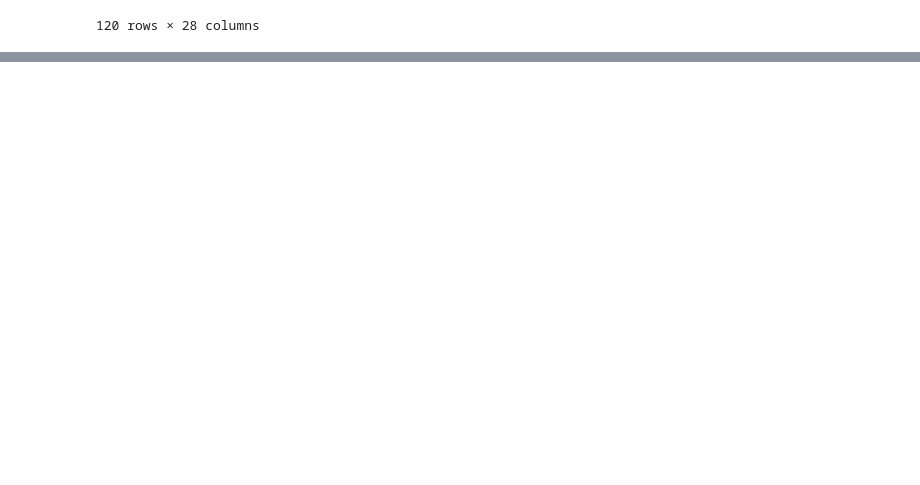
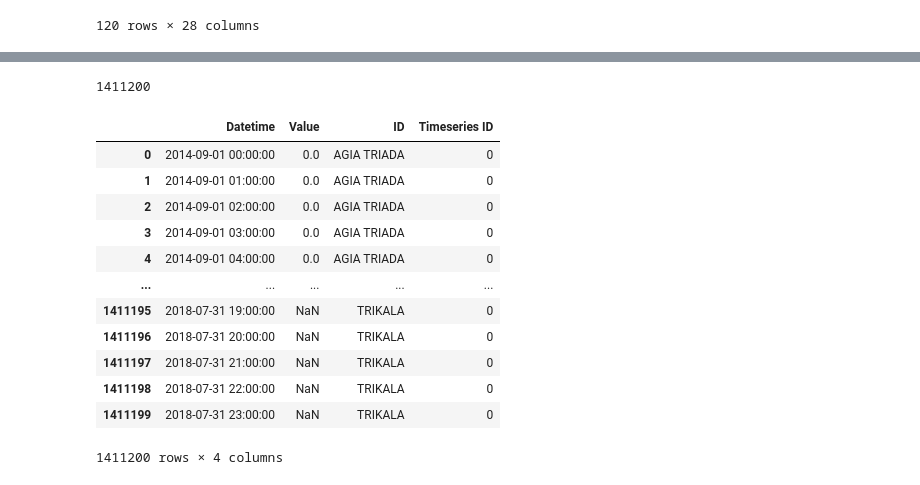
Before and after one commit to vouts96/thesis-bill, a Jupyter notebook: MY_CODE/change_format.ipynb, the cells around one changed output, grey strips where cells are left out. Saved outputs shown, nothing was run; the diff lists cells and outputs as text; code cells hidden in the pictures; blank space fills up the shorter version.

Commit message:
long short scripts + filtering per ID

```diff
--- a/MY_CODE/change_format.ipynb
+++ b/MY_CODE/change_format.ipynb
@@ -151,3 +151,63 @@ change_format_efficient('../EXCEL_TO_CSV/all_data.csv')
 | 58798 | 2018-07-31 | 0 | SERRES | NaN | NaN | NaN | NaN | NaN | NaN | NaN | ... |
 | 58799 | 2018-07-31 | 0 | TRIKALA | NaN | NaN | NaN | NaN | NaN | NaN | NaN | ... |
 58800 rows × 27 columns
+# %%
+import pandas as pd
+
+
+def change_format_efficient_long(csv):
+    ''' Gets as input a csv in a specific format (rows present time and columns present areas)
+        and returns a dataframe in a wanted format (rows present areas and columns present time)
+        This function also saves the the data in a new csv.
+
+    Parameters
+    ----------
+    csv : str
+        the path (absolute or relative) of the csv whose format we want to be modified
+
+    Returns
+    -------
+    returns a dataframe with the wanted format
+    '''
+
+    df_before_modify = pd.read_csv(csv, parse_dates=['DateTime'])
+    df_before_modify = df_before_modify.loc[:,'DateTime':'TRIKALA'] # Keep the datetime column and all the area columns
+
+
+    list_df = []
+    for c in range(1,len(df_before_modify.columns)):
+        temp_df = pd.DataFrame(data=df_before_modify).reset_index()
+
+        temp_df = temp_df.iloc[:, [1,c+1]]
+        temp_df.insert(2, 'ID', temp_df.columns[1])
+        temp_df.insert(3, 'Timeseries ID', 0)
+
+        # Change the column names to fit our format
+        temp_df.columns = ['Datetime', 'Value', 'ID', 'Timeseries ID']
+
+        #list_df.append(temp_df)
+        #df = pd.concat([df, temp_df], ignore_index=True, axis=1)
+        list_df.append(temp_df)
+    result_df = pd.concat([df for df in list_df], ignore_index=True)
+    result_df.to_csv('../EXCEL_TO_CSV/all_data_changed_format_long.csv')
+
+
+    print(len(result_df))
+    return result_df
+
+change_format_efficient_long('../EXCEL_TO_CSV/all_data.csv')
+# %% [output]
+1411200
+|  | Datetime | Value | ID | Timeseries ID |
+| 0 | 2014-09-01 00:00:00 | 0.0 | AGIA TRIADA | 0 |
+| 1 | 2014-09-01 01:00:00 | 0.0 | AGIA TRIADA | 0 |
+| 2 | 2014-09-01 02:00:00 | 0.0 | AGIA TRIADA | 0 |
+| 3 | 2014-09-01 03:00:00 | 0.0 | AGIA TRIADA | 0 |
+| 4 | 2014-09-01 04:00:00 | 0.0 | AGIA TRIADA | 0 |
+| ... | ... | ... | ... | ... |
+| 1411195 | 2018-07-31 19:00:00 | NaN | TRIKALA | 0 |
+| 1411196 | 2018-07-31 20:00:00 | NaN | TRIKALA | 0 |
+| 1411197 | 2018-07-31 21:00:00 | NaN | TRIKALA | 0 |
+| 1411198 | 2018-07-31 22:00:00 | NaN | TRIKALA | 0 |
+| 1411199 | 2018-07-31 23:00:00 | NaN | TRIKALA | 0 |
+1411200 rows × 4 columns
```
Also changed, not shown: parts of 1 cell of this notebook, 9 other files.
